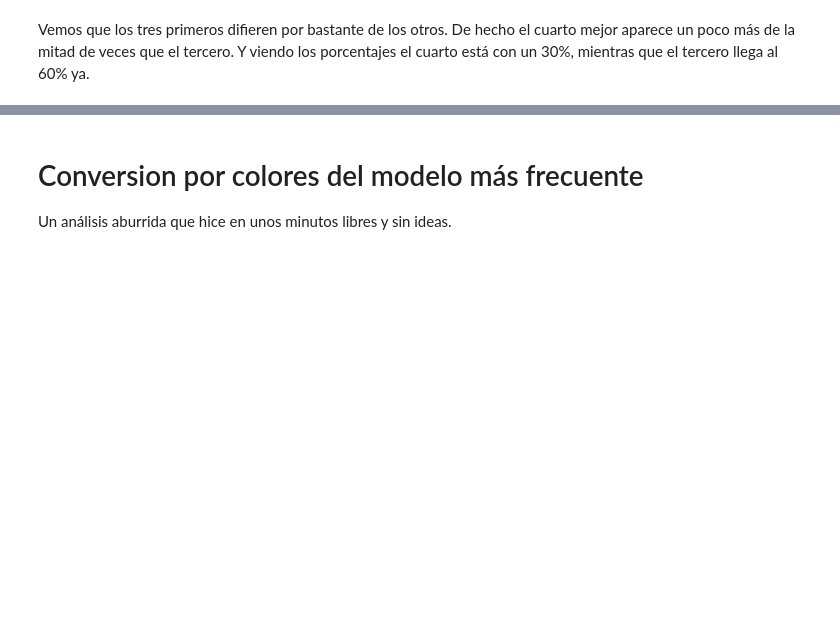
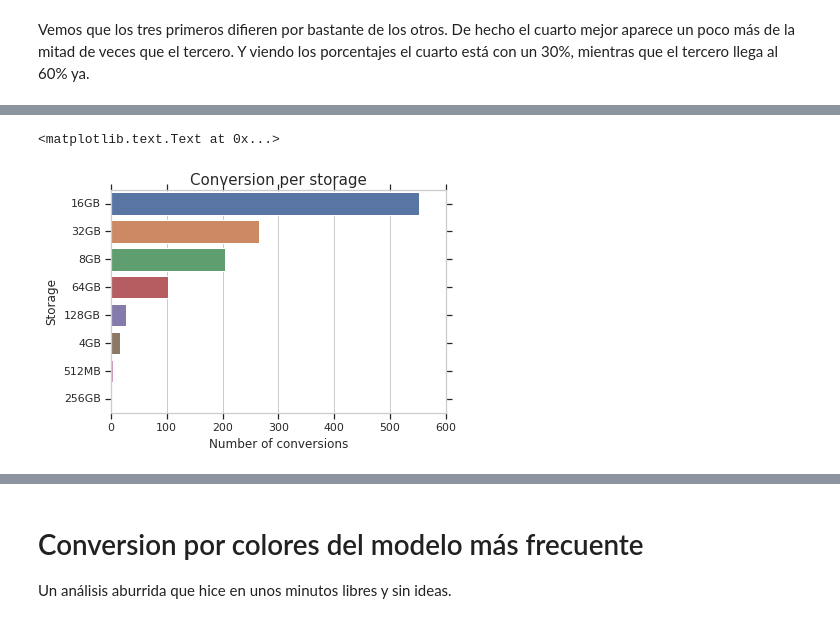
Before and after one commit to rozanecm/7506_OrganizacionDeDatos_TP1, a Jupyter notebook: quilombo.ipynb, the cells around one changed output, grey strips where cells are left out. Drawn from its saved outputs; the diff is of its cells as text; code cells hidden in the pictures; blank space fills up the shorter version.

```diff
--- a/quilombo.ipynb
+++ b/quilombo.ipynb
@@ -369,0 +395,3 @@ Y viendo los porcentajes el cuarto está con un 30%, mientras que el tercero lle
+# %%
+conversion_per_storage = eventos_conversion.storage.value_counts()
+conversion_per_storage
@@ -369,0 +408,8 @@ Y viendo los porcentajes el cuarto está con un 30%, mientras que el tercero lle
+# %%
+g = sns.barplot(x=conversion_per_storage.values, y=conversion_per_storage.index, orient='h')
+g.set_title("Conversion per storage", fontsize=15)
+g.set_xlabel("Number of conversions", fontsize=12)
+g.set_ylabel("Storage", fontsize=12)
+# %% [output]
+<matplotlib.text.Text at 0x...>
+[figure, added]
```
Also changed, not shown: parts of 18 cells of this notebook, 1 other file.
